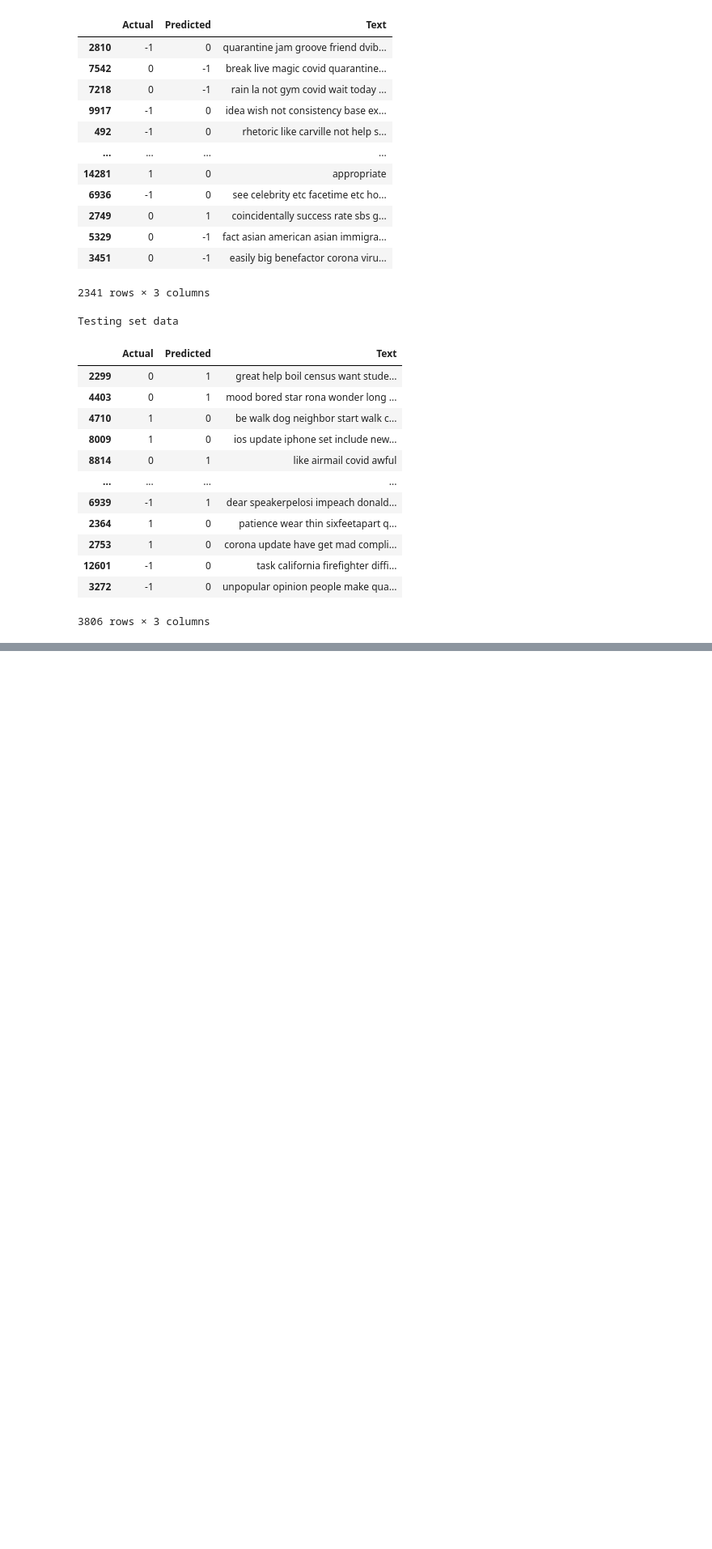
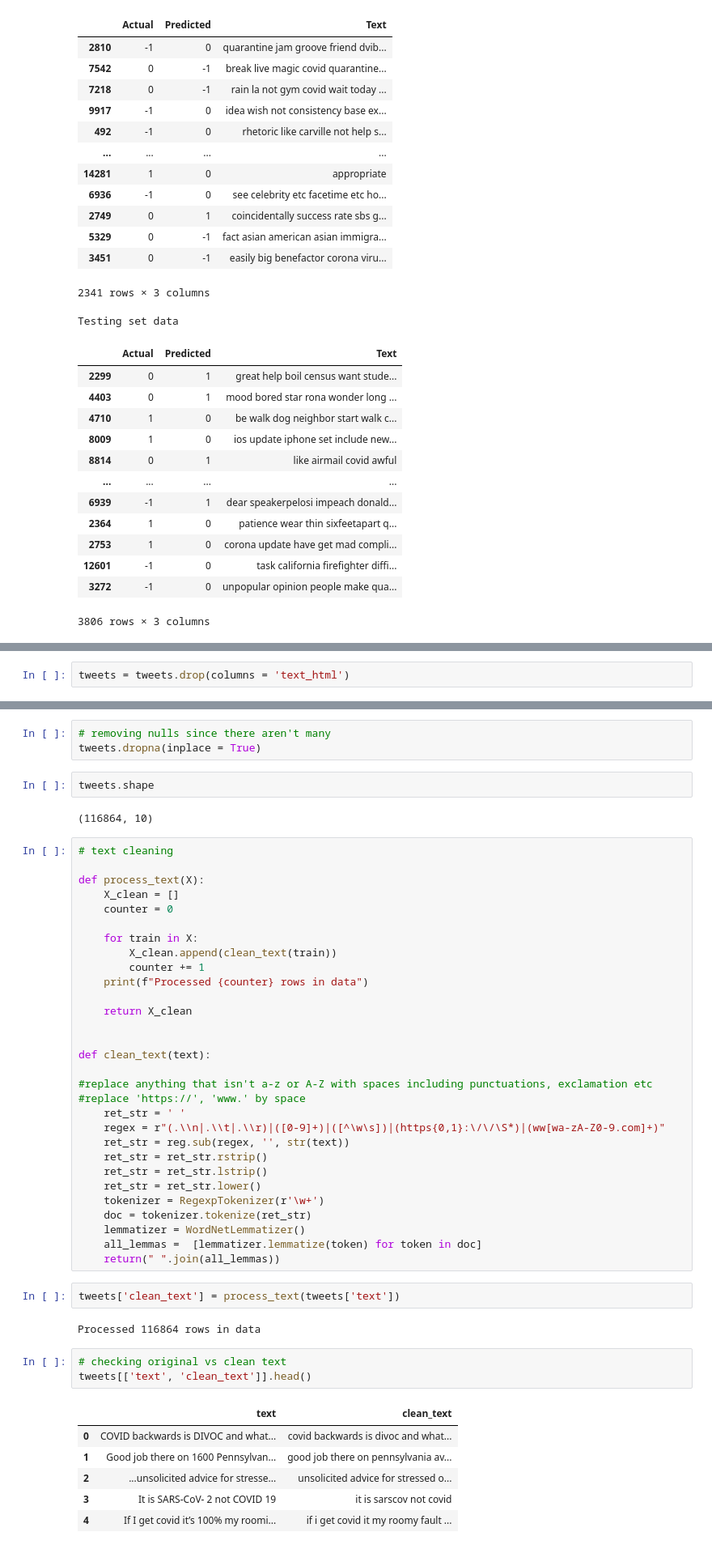
Before and after one commit to JonathanC4/COVID_19_map, a Jupyter notebook: notebook/tweet_sentiment_loc.ipynb, the cells around one changed output, grey strips where cells are left out. Shown at 81% size. Saved outputs shown, nothing was run; the diff lists cells and outputs as text; blank space fills up the shorter version.

```diff
--- a/notebook/tweet_sentiment_loc.ipynb
+++ b/notebook/tweet_sentiment_loc.ipynb
@@ -441,0 +508,2 @@ Testing set data
+# %%
+tweets = tweets.drop(columns = 'text_html')
@@ -441,0 +529,51 @@ Testing set data
+# %%
+# removing nulls since there aren't many
+tweets.dropna(inplace = True)
+# %%
+tweets.shape
+# %% [output]
+(116864, 10)
+# %%
+# text cleaning
+
+def process_text(X):
+    X_clean = []
+    counter = 0
+
+    for train in X:
+        X_clean.append(clean_text(train))
+        counter += 1
+    print(f"Processed {counter} rows in data")
+
+    return X_clean
+
+
+def clean_text(text):
+
+#replace anything that isn't a-z or A-Z with spaces including punctuations, exclamation etc
+#replace 'https://', 'www.' by space
+    ret_str = ' '
+    regex = r"(.\\n|.\\t|.\\r)|([0-9]+)|([^\w\s])|(https{0,1}:\/\/\S*)|(ww[wa-zA-Z0-9.com]+)"
+    ret_str = reg.sub(regex, '', str(text))
+    ret_str = ret_str.rstrip()
+    ret_str = ret_str.lstrip()
+    ret_str = ret_str.lower()
+    tokenizer = RegexpTokenizer(r'\w+')
+    doc = tokenizer.tokenize(ret_str)
+    lemmatizer = WordNetLemmatizer()
+    all_lemmas =  [lemmatizer.lemmatize(token) for token in doc]
+    return(" ".join(all_lemmas))
+# %%
+tweets['clean_text'] = process_text(tweets['text'])
+# %% [output]
+Processed 116864 rows in data
+# %%
+# checking original vs clean text
+tweets[['text', 'clean_text']].head()
+# %% [output]
+|  | text | clean_text |
+| 0 | COVID backwards is DIVOC and what... | covid backwards is divoc and what... |
+| 1 | Good job there on 1600 Pennsylvan... | good job there on pennsylvania av... |
+| 2 | ...unsolicited advice for stresse... | unsolicited advice for stressed o... |
+| 3 | It is SARS-CoV- 2 not COVID 19 | it is sarscov not covid |
+| 4 | If I get covid it’s 100% my roomi... | if i get covid it my roomy fault ... |
```
Also changed, not shown: parts of 17 cells of this notebook.
